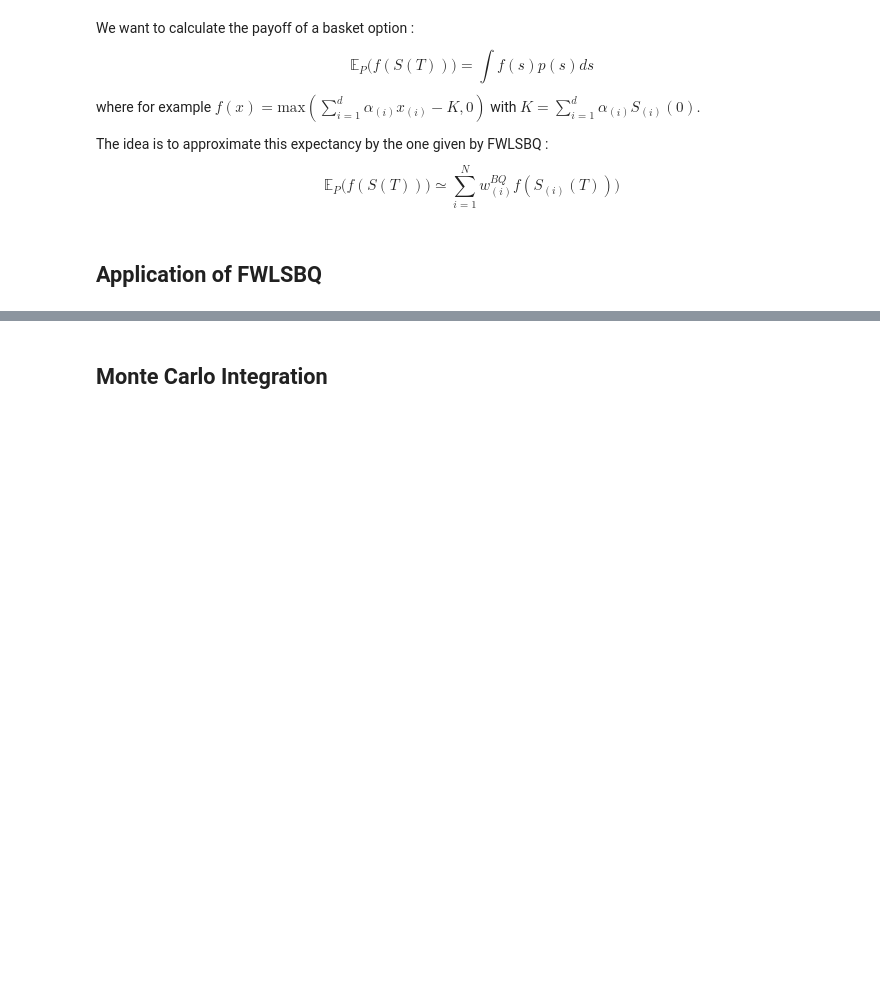
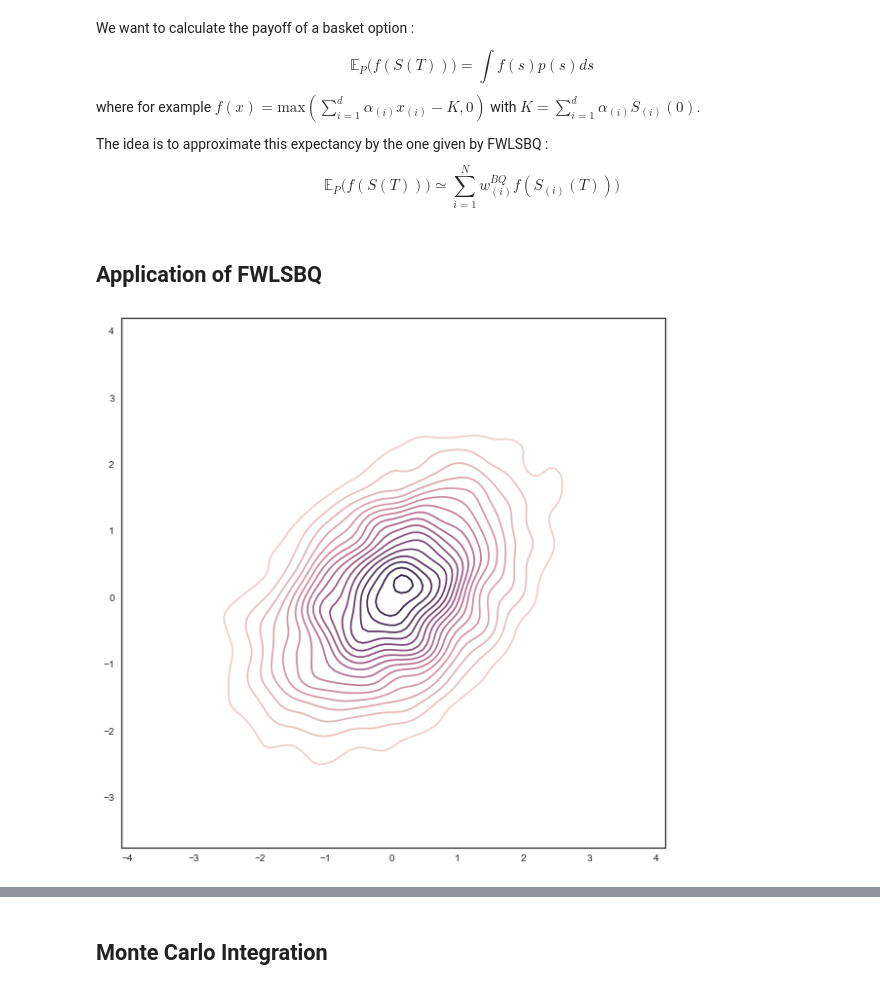
Before and after one commit to ncloarec/FWBQ_project, a Jupyter notebook: notebooks/FrankWolfeBayesianQuadrature-Application.ipynb, the cells around one changed output, grey strips where cells are left out. Drawn from its saved outputs; the diff is of its cells as text; code cells hidden in the pictures; blank space fills up the shorter version.

```diff
--- a/notebooks/FrankWolfeBayesianQuadrature-Application.ipynb
+++ b/notebooks/FrankWolfeBayesianQuadrature-Application.ipynb
@@ -163,6 +213,21 @@ def sample(mixmus, mixsigmas, mixweights, n):
     for i, ix in enumerate(indexes):
         A[i, :] = stats.multivariate_normal.rvs(mixmus[ix], mixsigmas[ix])
     return A
+# %%
+samplepoints = sample(mixmus, mixsigmas, mixweights, 4000)
+
+X1 = samplepoints[:,0]
+Y1 = samplepoints[:,1]
+
+fig = plt.figure(figsize = (10, 10))
+# create a cubehelix colormap to use with kdeplot
+cmap = sns.cubehelix_palette(as_cmap=True)
+# plot
+sns.kdeplot(X1, Y1, cmap=cmap, shade=False, cut=2, n_levels=20)
+plt.savefig("plot-application-kde.png", dpi = 100, bbox_inches ="tight")
+plt.show()
+# %% [output]
+[figure, added]
 # %%
 # function f
 def f(x):
```
Also changed, not shown: parts of 19 cells of this notebook.
